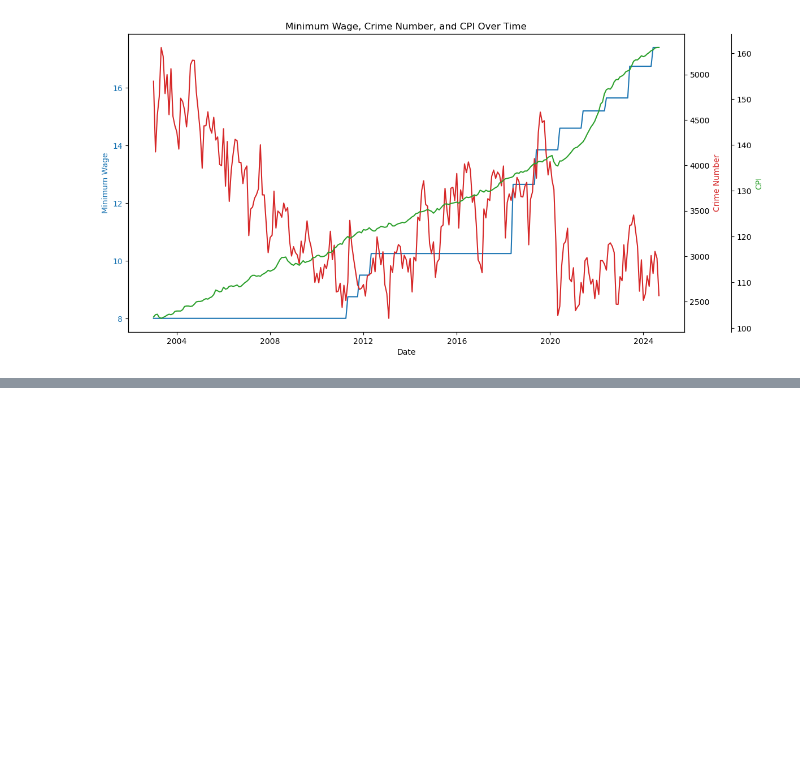
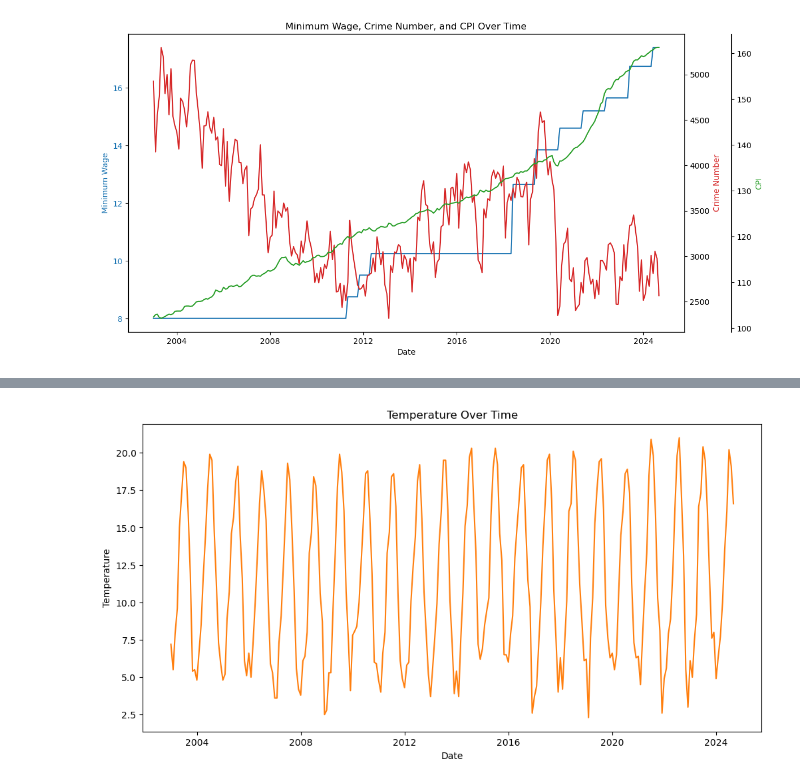
Before and after one commit to HantzeWANG/ECON490, a Jupyter notebook: CrimePrediction.ipynb, the cells around one changed output, grey strips where cells are left out. Saved outputs shown, nothing was run; the diff lists cells and outputs as text; code cells hidden in the pictures; blank space fills up the shorter version.

Commit message:
added temperature

```diff
--- a/CrimePrediction.ipynb
+++ b/CrimePrediction.ipynb
@@ -140,0 +143,6 @@ plt.show()
+# %%
+temperature_data = pd.read_csv("./temperature.csv", header=None, names=["date", "temperature"])
+
+temperature_data['date'] = pd.to_datetime(temperature_data['date'], format='%Y-%m-%d')
+
+merged_df = pd.merge(monthly_df, temperature_data, how='left', on='date')
@@ -140,0 +156,10 @@ plt.show()
+# %%
+# plot the temperature data
+plt.figure(figsize=(12, 6))
+plt.plot(merged_df['date'], merged_df['temperature'], color='tab:orange')
+plt.title('Temperature Over Time')
+plt.xlabel('Date')
+plt.ylabel('Temperature')
+plt.show()
+# %% [output]
+[figure, added]
```
Also changed, not shown: parts of 2 cells of this notebook, 3 other files.
